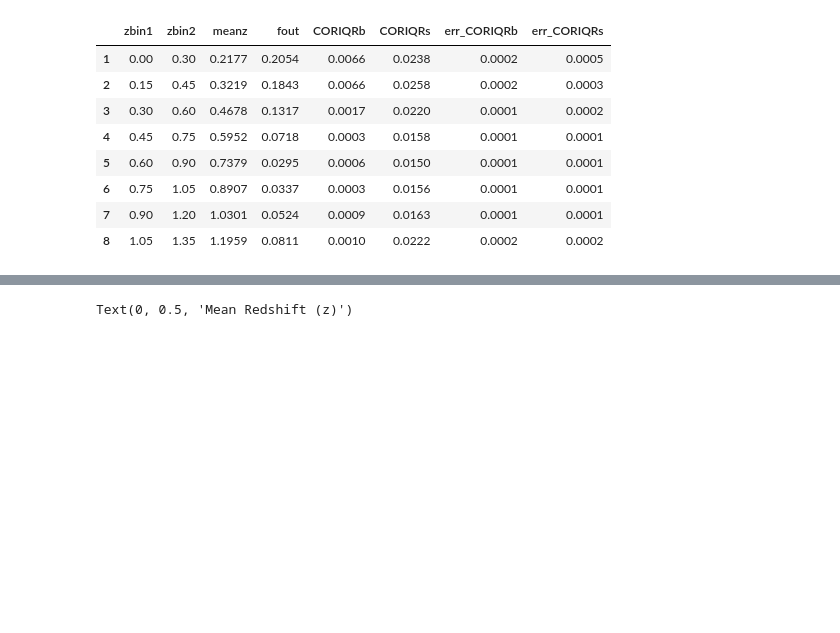
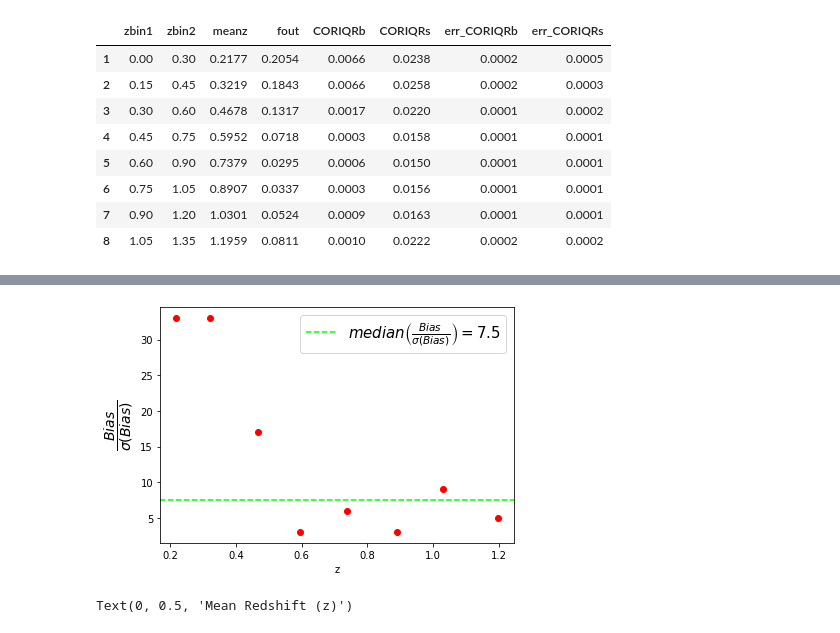
Before and after one commit to am610/Fisher-Matrix, a Jupyter notebook: github/Interpolation.ipynb, the cells around one changed output, grey strips where cells are left out. Drawn from its saved outputs; the diff is of its cells as text; code cells hidden in the pictures; blank space fills up the shorter version.

```diff
--- a/github/Interpolation.ipynb
+++ b/github/Interpolation.ipynb
@@ -30,0 +39,3 @@ b
+# %%
+yy = np.median(b.CORIQRb/b.err_CORIQRb)
+print(round(yy))
@@ -31,3 +48,13 @@ b
+# %%
+plt.plot(b.meanz,(b.CORIQRb/b.err_CORIQRb),'o',c='r')
+plt.axhline(np.median(b.CORIQRb/b.err_CORIQRb),linestyle='--',c='lime',label=r'$median\left(\frac{Bias}{\sigma (Bias)}\right) = %s$'%yy)
+plt.ylabel(r'$\frac{Bias}{\sigma (Bias)}$',size=20)
+plt.xlabel('z')
+plt.legend(prop={'size': 15})
+plt.tight_layout()
+plt.savefig('Scale_factor.pdf',bbox_inches='tight')
+# %% [output]
+[figure, added]
 # %%
 b.to_csv('melissa.csv',sep = ' ',index=False)
 # %%
```
Also changed, not shown: parts of 27 cells of this notebook.
